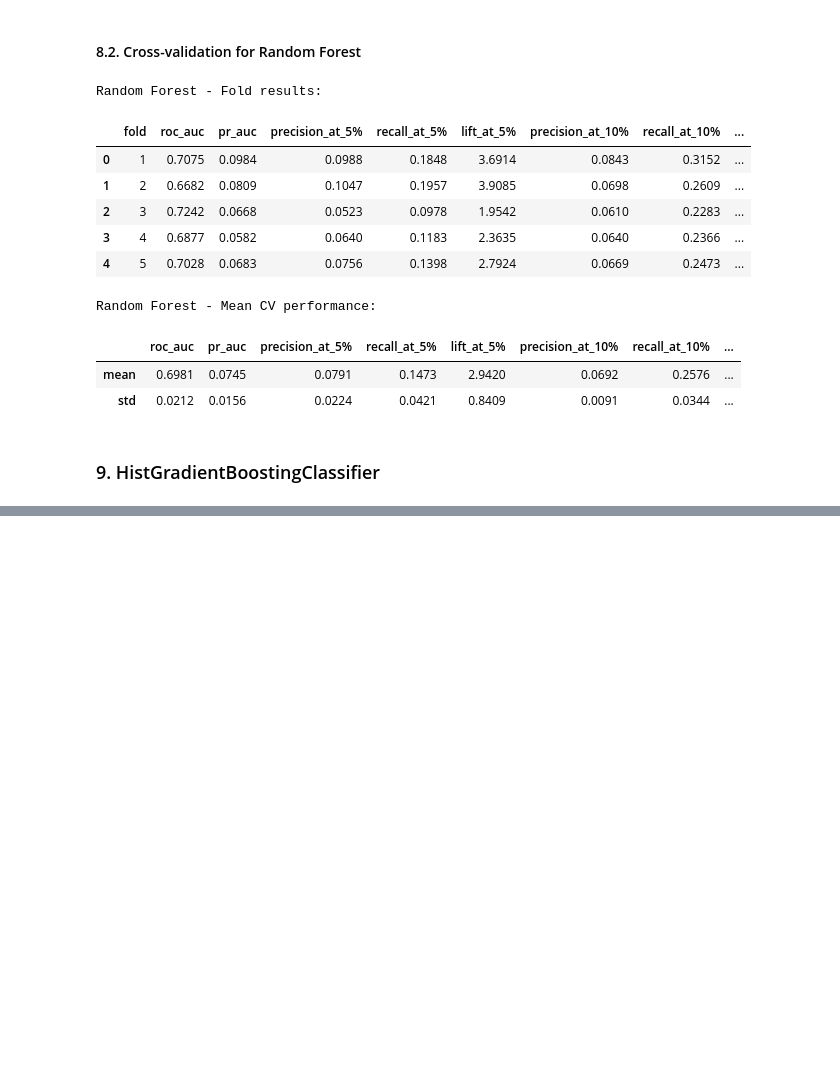
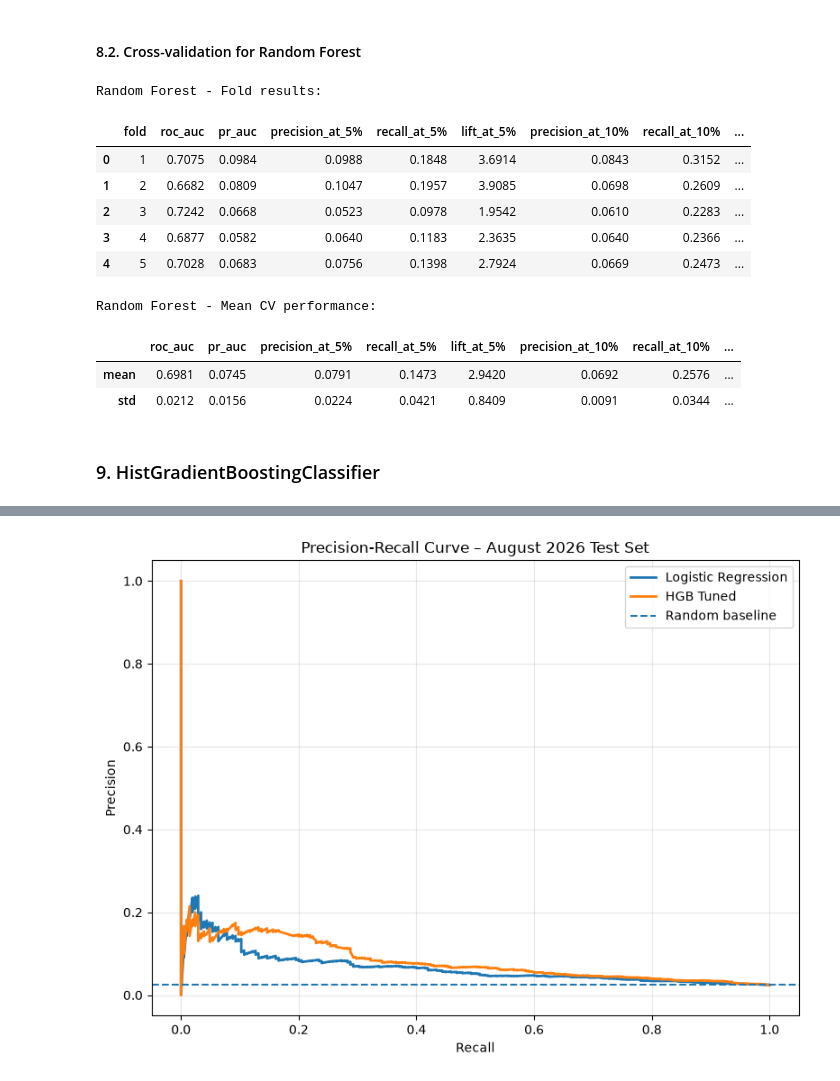
Before and after one commit to LinhNguyenkhanh123/churn-prediction, a Jupyter notebook: notebooks/eda.ipynb, the cells around one changed output, grey strips where cells are left out. Cells and saved outputs as stored; diff of their text form; code cells hidden in the pictures; blank space fills up the shorter version.

```diff
--- a/notebooks/eda.ipynb
+++ b/notebooks/eda.ipynb
@@ -1405,0 +1973,8 @@ display(model_comparison.round(4))
+# %%
+y_test_prob = final_model.predict_proba(X_test)[:, 1]
+
+print("Test predictions generated successfully!")
+print("Number of predictions:", len(y_test_prob))
+print("Minimum predicted probability:", round(y_test_prob.min(), 4))
+print("Maximum predicted probability:", round(y_test_prob.max(), 4))
+print("Mean predicted probability:", round(y_test_prob.mean(), 4))
@@ -1405,0 +2425,84 @@ display(model_comparison.round(4))
+# %%
+from sklearn.metrics import precision_recall_curve
+
+model_probabilities = {
+    "Logistic Regression": logistic_test_prob,
+    "HGB Tuned": y_test_prob
+}
+
+# Chart 1: Precision-Recall Curve
+plt.figure(figsize=(8, 6))
+
+for model_name, probabilities in model_probabilities.items():
+    precision, recall, _ = precision_recall_curve(
+        y_test,
+        probabilities
+    )
+
+    plt.plot(
+        recall,
+        precision,
+        label=model_name,
+        linewidth=2
+    )
+
+# Random baseline: test-set churn prevalence
+plt.axhline(
+    y=y_test.mean(),
+    linestyle="--",
+    label="Random baseline"
+)
+
+plt.xlabel("Recall")
+plt.ylabel("Precision")
+plt.title("Precision-Recall Curve – August 2026 Test Set")
+plt.legend()
+plt.grid(alpha=0.3)
+plt.tight_layout()
+plt.show()
+
+# Chart 2: Cumulative Lift Chart
+plt.figure(figsize=(8, 6))
+
+for model_name, probabilities in model_probabilities.items():
+    sorted_indices = np.argsort(probabilities)[::-1]
+    sorted_y = np.asarray(y_test)[sorted_indices]
+
+    cumulative_churn = np.cumsum(sorted_y)
+    merchants_contacted = np.arange(1, len(sorted_y) + 1)
+
+    cumulative_precision = (
+        cumulative_churn / merchants_contacted
+    )
+
+    cumulative_lift = cumulative_precision / y_test.mean()
+
+    contact_percentage = (
+        merchants_contacted / len(sorted_y) * 100
+    )
+
+    plt.plot(
+        contact_percentage,
+        cumulative_lift,
+        label=model_name,
+        linewidth=2
+    )
+
+# Random selection baseline
+plt.axhline(
+    y=1,
+    linestyle="--",
+    label="Random baseline"
+)
+
+plt.xlabel("Percentage of Merchants Contacted (%)")
+plt.ylabel("Cumulative Lift")
+plt.title("Cumulative Lift Chart – August 2026 Test Set")
+plt.xlim(0, 50)
+plt.ylim(bottom=0)
+plt.legend()
+plt.grid(alpha=0.3)
+plt.tight_layout()
+plt.show()
+# %% [output]
+[figure, added]
```
Also changed, not shown: parts of 101 cells of this notebook, 7 other files.
